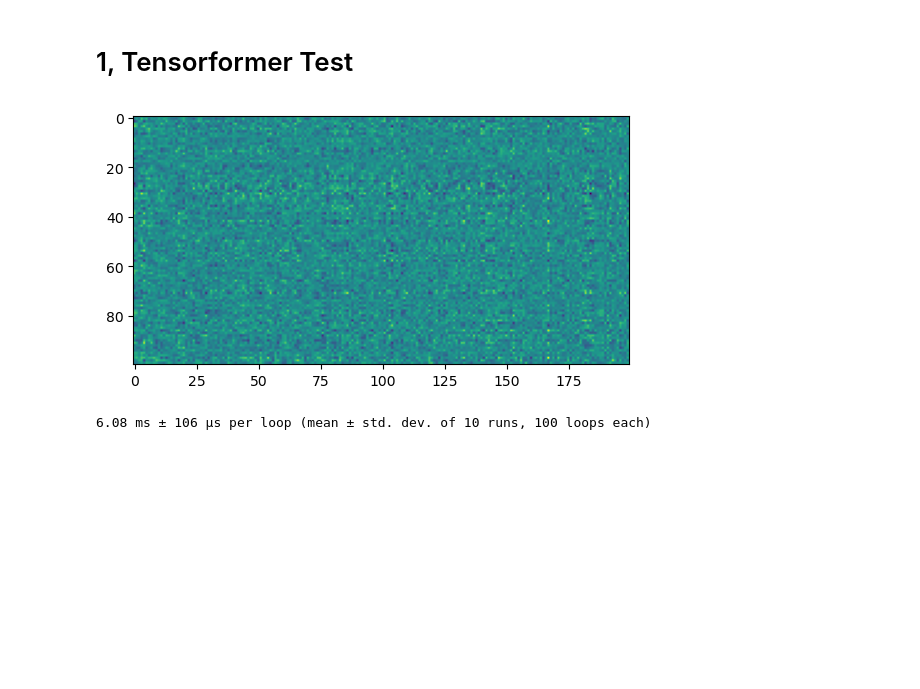
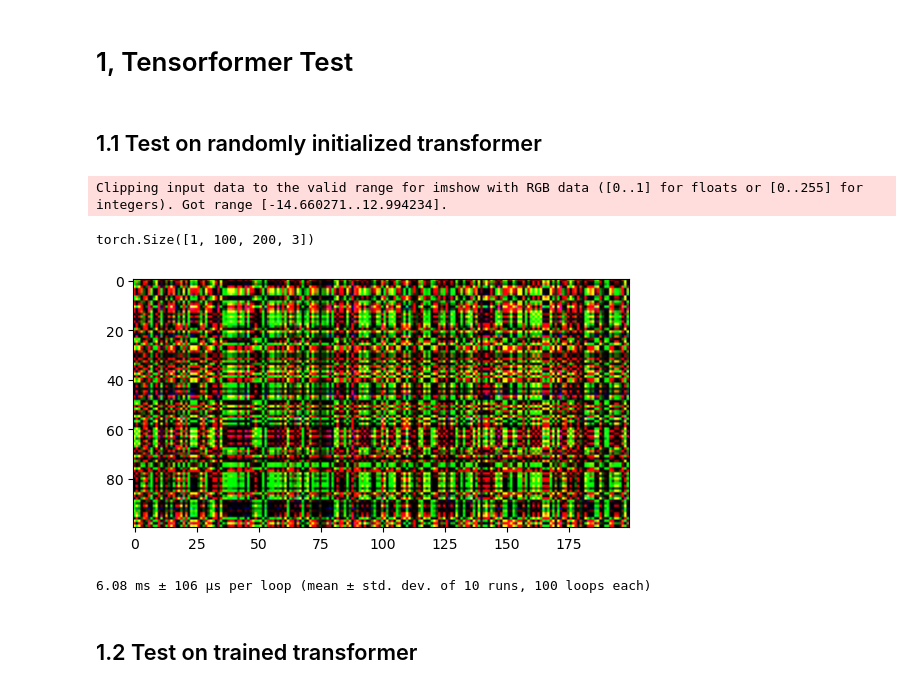
Before and after one commit to HongruiZhao/Neural-SLAM, a Jupyter notebook: test.ipynb, the cells around one changed output. Drawn from its saved outputs; the diff is of its cells as text; code cells hidden in the pictures; blank space fills up the shorter version.

```diff
--- a/test.ipynb
+++ b/test.ipynb
@@ -1,30 +1,35 @@
 # %% [markdown]
 # 1, Tensorformer Test
+# %% [markdown]
+## 1.1 Test on randomly initialized transformer
 # %%
 from mvt.tensor_view_transformer import TensorViewTransformer
 import torch
 import matplotlib.pyplot as plt
 tensorformer = TensorViewTransformer(
     rank=20,
+    out_dim=3,
     tensor_lengths=[100,200,10],
     depth=4,
     heads=8,
     dim_head=64,
 )
 
 view = [torch.randn(1,20,100),
     torch.randn(1,20,200),
     torch.randn(1,20,10) ]
 out = tensorformer(view)
+print(out.shape)
 
-heatmap_2D = torch.mean(out[0], dim=-1)
-
-
-plt.imshow(heatmap_2D.detach().numpy())
+plt.imshow(out[0].detach().numpy())
 plt.show()
 # %% [output]
+Clipping input data to the valid range for imshow with RGB data ([0..1] for floats or [0..255] for integers). Got range [-14.660271..12.994234].
+torch.Size([1, 100, 200, 3])
-[figure, old version]
+[figure, new version]
 # %%
 %timeit -r 10 tensorformer(view)
 # %% [output]
 6.08 ms ± 106 µs per loop (mean ± std. dev. of 10 runs, 100 loops each)
+# %% [markdown]
+## 1.2 Test on trained transformer
```
Also changed, not shown: parts of 20 cells of this notebook, 15 other files.
